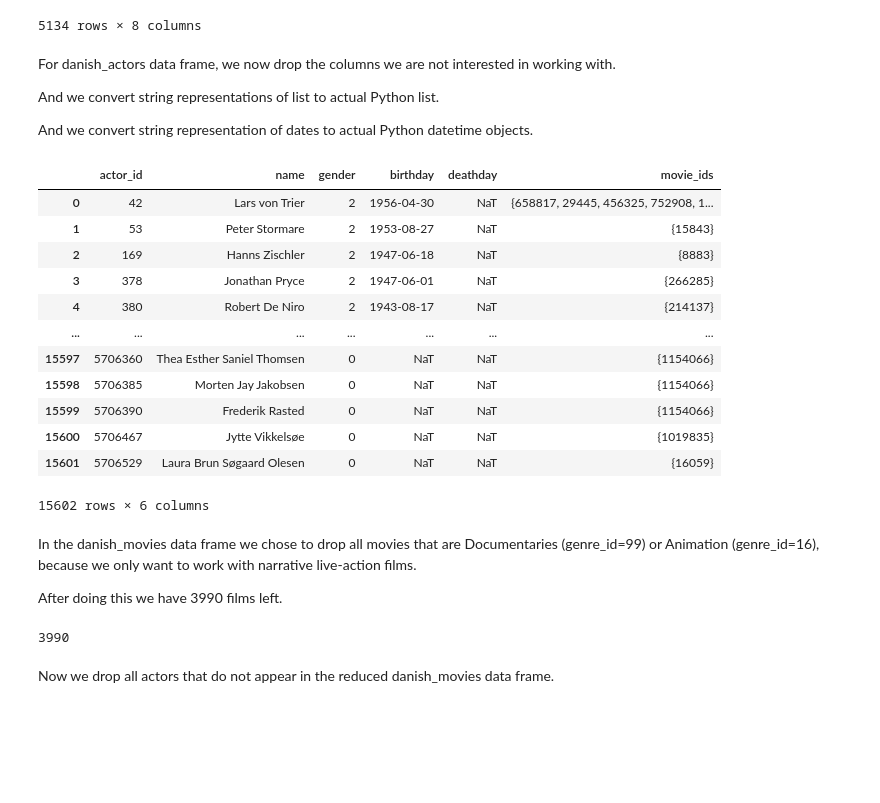
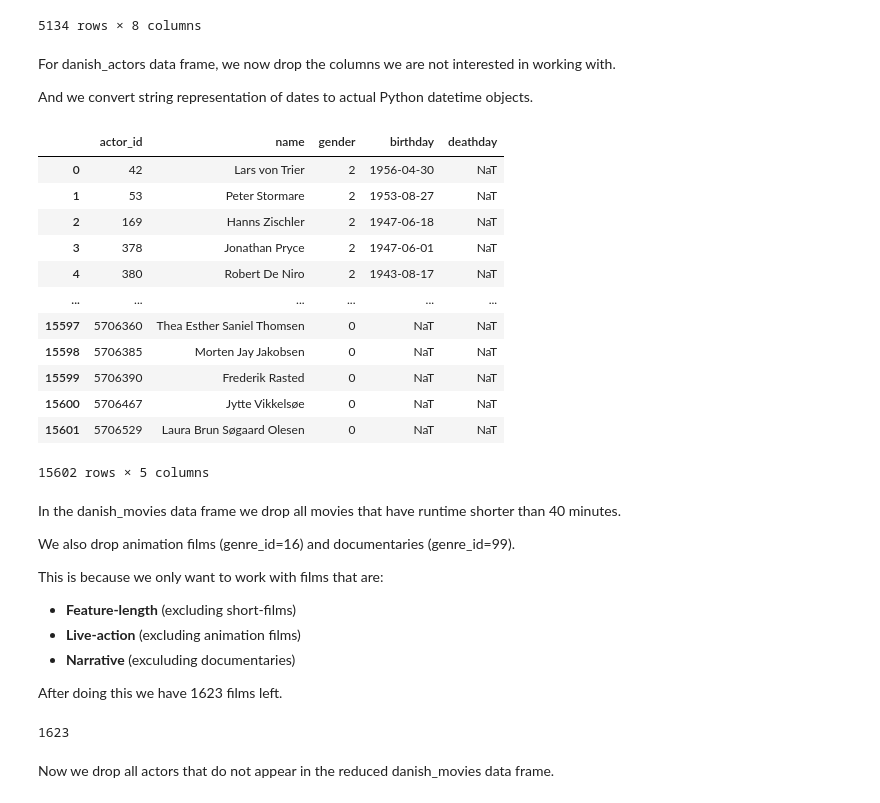
Before and after one commit to pbollhorn/bi-group-5-and-9, a Jupyter notebook: mp3/mini_project_3.ipynb, the cells around one changed output. Cells and saved outputs as stored; diff of their text form; code cells hidden in the pictures; blank space fills up the shorter version.

```diff
--- a/mp3/mini_project_3.ipynb
+++ b/mp3/mini_project_3.ipynb
@@ -146,39 +156,44 @@ danish_movies
 # %% [markdown]
 For danish_actors data frame, we now drop the columns we are not interested in working with.
 
-And we convert string representations of list to actual Python list.
-
 And we convert string representation of dates to actual Python datetime objects.
 # %%
-columns_to_keep = ['actor_id', 'name', 'gender', 'birthday', 'deathday', 'movie_ids']
+columns_to_keep = ['actor_id', 'name', 'gender', 'birthday', 'deathday']
 danish_actors = danish_actors[columns_to_keep].copy()
-danish_actors['movie_ids'] = danish_actors['movie_ids'].apply(ast.literal_eval)
 danish_actors['birthday'] = pd.to_datetime(danish_actors['birthday'])
 danish_actors['deathday'] = pd.to_datetime(danish_actors['deathday'])
 danish_actors
 # %% [output]
-|  | actor_id | name | gender | birthday | deathday | movie_ids |
-| 0 | 42 | Lars von Trier | 2 | 1956-04-30 | NaT | {658817, 29445, 456325, 752908, 1... |
-| 1 | 53 | Peter Stormare | 2 | 1953-08-27 | NaT | {15843} |
-| 2 | 169 | Hanns Zischler | 2 | 1947-06-18 | NaT | {8883} |
-| 3 | 378 | Jonathan Pryce | 2 | 1947-06-01 | NaT | {266285} |
-| 4 | 380 | Robert De Niro | 2 | 1943-08-17 | NaT | {214137} |
-| ... | ... | ... | ... | ... | ... | ... |
-| 15597 | 5706360 | Thea Esther Saniel Thomsen | 0 | NaT | NaT | {1154066} |
-| 15598 | 5706385 | Morten Jay Jakobsen | 0 | NaT | NaT | {1154066} |
-| 15599 | 5706390 | Frederik Rasted | 0 | NaT | NaT | {1154066} |
-| 15600 | 5706467 | Jytte Vikkelsøe | 0 | NaT | NaT | {1019835} |
-| 15601 | 5706529 | Laura Brun Søgaard Olesen | 0 | NaT | NaT | {16059} |
+|  | actor_id | name | gender | birthday | deathday |
+| 0 | 42 | Lars von Trier | 2 | 1956-04-30 | NaT |
+| 1 | 53 | Peter Stormare | 2 | 1953-08-27 | NaT |
+| 2 | 169 | Hanns Zischler | 2 | 1947-06-18 | NaT |
+| 3 | 378 | Jonathan Pryce | 2 | 1947-06-01 | NaT |
+| 4 | 380 | Robert De Niro | 2 | 1943-08-17 | NaT |
+| ... | ... | ... | ... | ... | ... |
+| 15597 | 5706360 | Thea Esther Saniel Thomsen | 0 | NaT | NaT |
+| 15598 | 5706385 | Morten Jay Jakobsen | 0 | NaT | NaT |
+| 15599 | 5706390 | Frederik Rasted | 0 | NaT | NaT |
+| 15600 | 5706467 | Jytte Vikkelsøe | 0 | NaT | NaT |
+| 15601 | 5706529 | Laura Brun Søgaard Olesen | 0 | NaT | NaT |
-15602 rows × 6 columns
+15602 rows × 5 columns
 # %% [markdown]
-In the danish_movies data frame we chose to drop all movies that are Documentaries (genre_id=99) or Animation (genre_id=16), because we only want to work with narrative live-action films.
+In the danish_movies data frame we drop all movies that have runtime shorter than 40 minutes.
 
-After doing this we have 3990 films left.
+We also drop animation films (genre_id=16) and documentaries (genre_id=99).
+
+This is because we only want to work with films that are:
+- **Feature-length** (excluding short-films)
+- **Live-action** (excluding animation films)
+- **Narrative** (exculuding documentaries)
+
+After doing this we have 1623 films left.
 # %%
-danish_movies = danish_movies[~danish_movies['genre_ids'].apply(lambda genre_id: 99 in genre_id or 16 in genre_id)]
+danish_movies = danish_movies[danish_movies["runtime"] >= 40]
+danish_movies = danish_movies[~danish_movies['genre_ids'].apply(lambda genre_id: 16 in genre_id or 99 in genre_id)]
 len(danish_movies)
 # %% [output]
-3990
+1623
 # %% [markdown]
 Now we drop all actors that do not appear in the reduced danish_movies data frame.
 # %%
```
Also changed, not shown: parts of 14 cells of this notebook.
